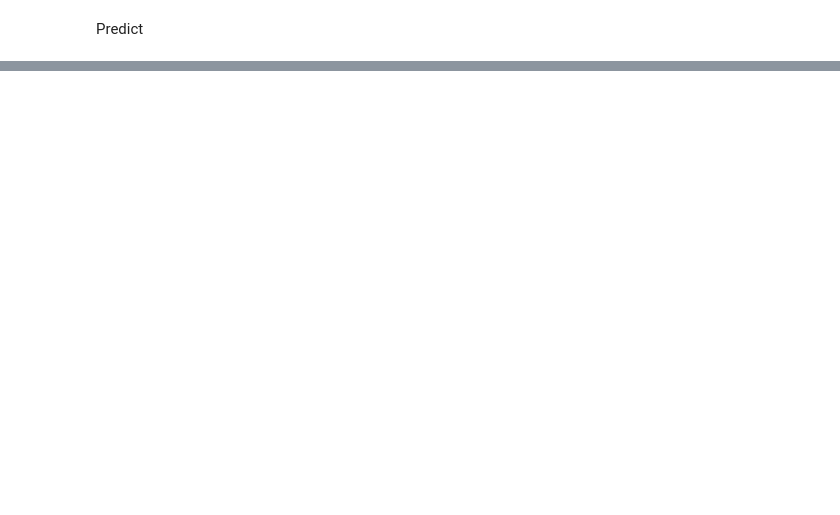
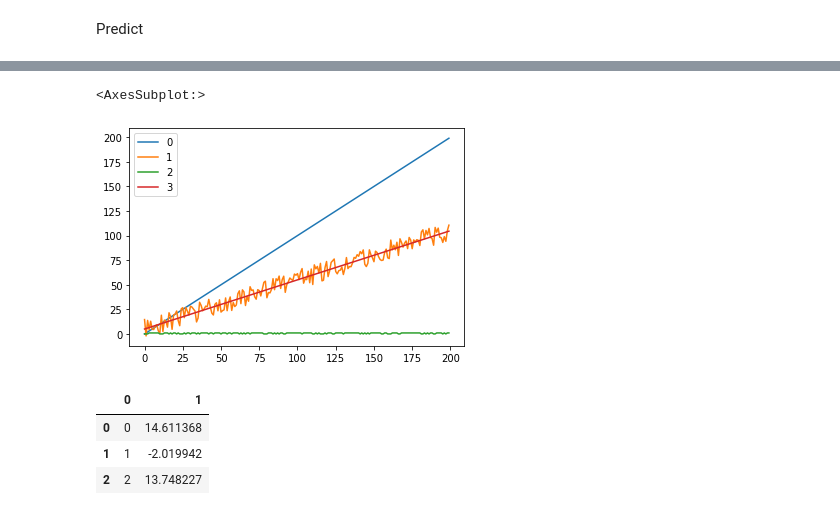
Before and after one commit to yighu/ml_fun, a Jupyter notebook: notebooks/LogisticRegression.ipynb, the cells around one changed output, grey strips where cells are left out. Drawn from its saved outputs; the diff is of its cells as text; code cells hidden in the pictures; blank space fills up the shorter version.

```diff
--- a/notebooks/LogisticRegression.ipynb
+++ b/notebooks/LogisticRegression.ipynb
@@ -165,5 +156,24 @@ def gradient(theta, x, y):
     m = X.shape[0]
     h = hypothesis(theta, x)
     return (1/m) * np.dot(X.T, (h-y))
+# %%
+def gradient_descent(X, y, theta, alpha, epochs):
+    m =len(X)
+    J = [cost(theta, X, y)]
+    for i in range(0, epochs):
+        h = hypothesis(theta, X)
+        for i in range(0, len(X.columns)):
+            theta[i] -= (alpha/m) * np.sum((h-y)*X.iloc[:, i])
+        J.append(cost(theta, X, y))
+    return J, theta
 # %% [markdown]
 fitting
+# %%
+def predict(X, y, theta, alpha, epochs):
+    J, th = gradient_descent(X, y, theta, alpha, epochs)
+    h = hypothesis(theta, X )
+    for i in range(len(h)):
+        h[i]=1 if h[i]>=0.5 else 0
+    y = list(y)
+    acc = np.sum([y[i] == h[i] for i in range(len(y))])/len(y)
+    return J, acc
@@ -169,0 +201,2 @@ fitting
+# %%
+theta = pd.DataFrame(theta, columns = ['a'])
@@ -225,0 +299,7 @@ accuracy/len(y)
+# %%
+a = range(0,200)
+y0=[5 + 0.5*i for i in list(a)]
+
+y1=[5 + 0.5*i +(0.5-random.random())*20 for i in list(a)]
+z0 = [pickError(d) for d in np.subtract(y1,y0)]
+df = pd.DataFrame(list(zip(list(a),y1,z0,y0)), columns = ['0','1','2','3'])
@@ -225,0 +315,13 @@ accuracy/len(y)
+# %%
+df.plot()
+# %% [output]
+<AxesSubplot:>
+[figure, added]
+# %%
+X = df.iloc[:, :-2]
+X.head(3)
+# %% [output]
+|  | 0 | 1 |
+| 0 | 0 | 14.611368 |
+| 1 | 1 | -2.019942 |
+| 2 | 2 | 13.748227 |
```
Also changed, not shown: parts of 38 cells of this notebook, 3 other files.
